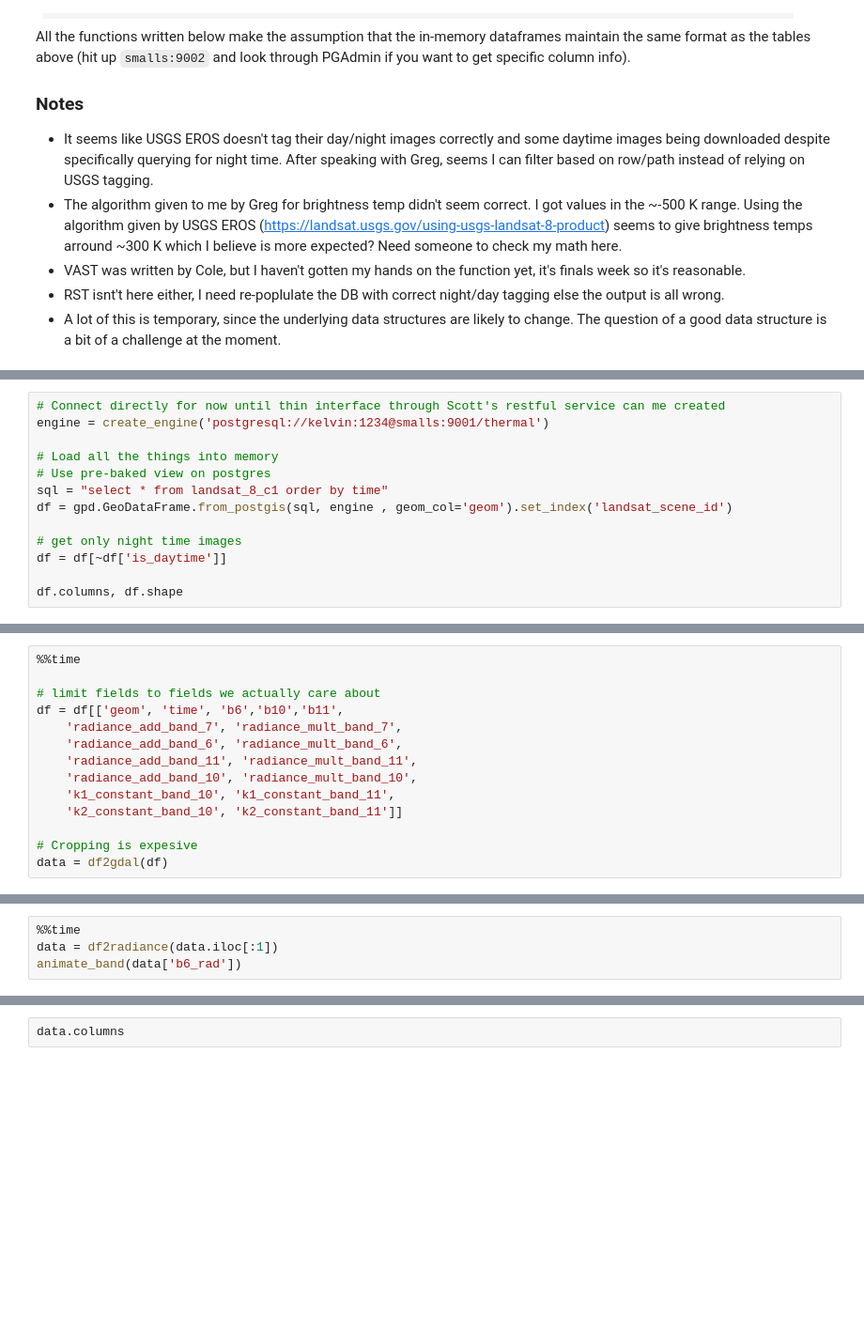
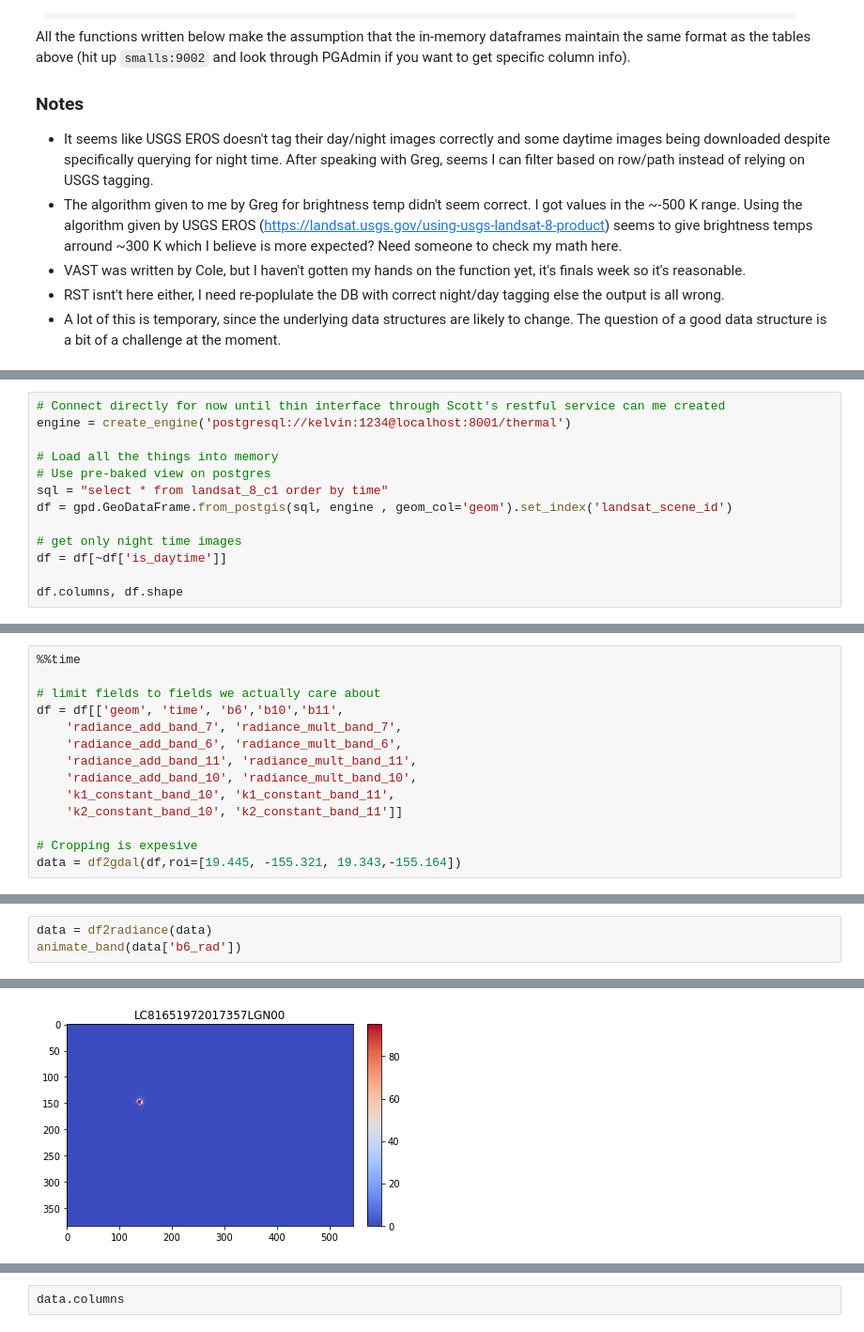
Before and after one commit to Kelvinrr/Notebooks, a Jupyter notebook: thermal_playground.ipynb, the cells around one changed output, grey strips where cells are left out. Shown at 94% size. Drawn from its saved outputs; the diff is of its cells as text; blank space fills up the shorter version.

```diff
--- a/thermal_playground.ipynb
+++ b/thermal_playground.ipynb
@@ -742,6 +762,6 @@ def rst_df(df, ref_df, band=10, thresh=2.6):
 # %%
 # Connect directly for now until thin interface through Scott's restful service can me created
-engine = create_engine('postgresql://kelvin:1234@smalls:9001/thermal')
+engine = create_engine('postgresql://kelvin:1234@localhost:8001/thermal')
 
 # Load all the things into memory
 # Use pre-baked view on postgres
@@ -787,5 +803,5 @@ df = df[['geom', 'time', 'b6','b10','b11',
     'k2_constant_band_10', 'k2_constant_band_11']]
 
 # Cropping is expesive
-data = df2gdal(df)
+data = df2gdal(df,roi=[19.445, -155.321, 19.343,-155.164])
 # %% [output]
@@ -804,6 +820,5 @@ data.head()
 # %%
-%%time
-data = df2radiance(data.iloc[:1])
+data = df2radiance(data)
 animate_band(data['b6_rad'])
 # %% [output]
 [interactive output not drawn]
@@ -812,0 +825 @@ Wall time: 12.2 s
+[figure, added]
```
Also changed, not shown: parts of 16 cells of this notebook.
